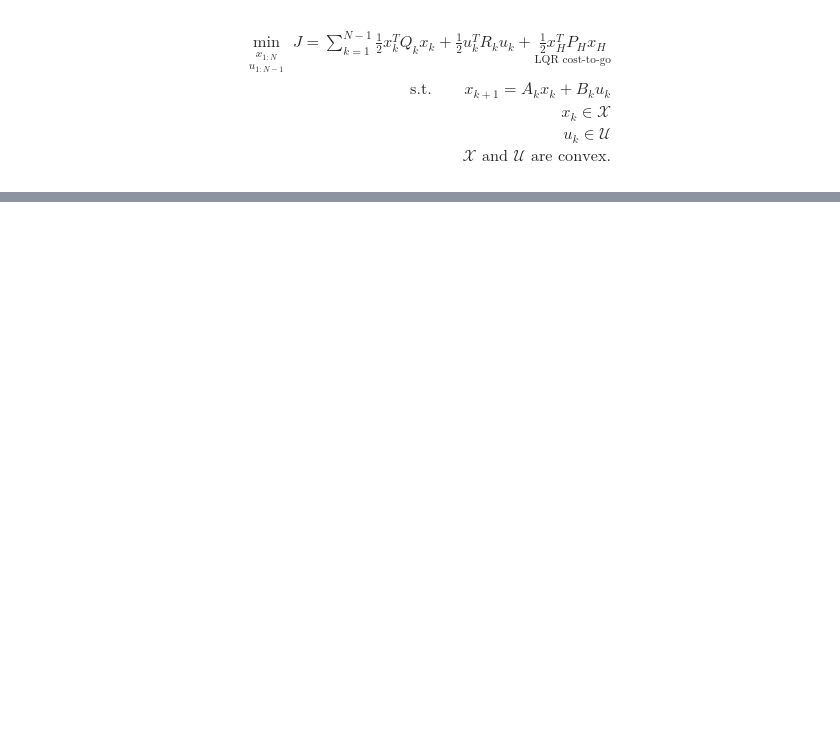
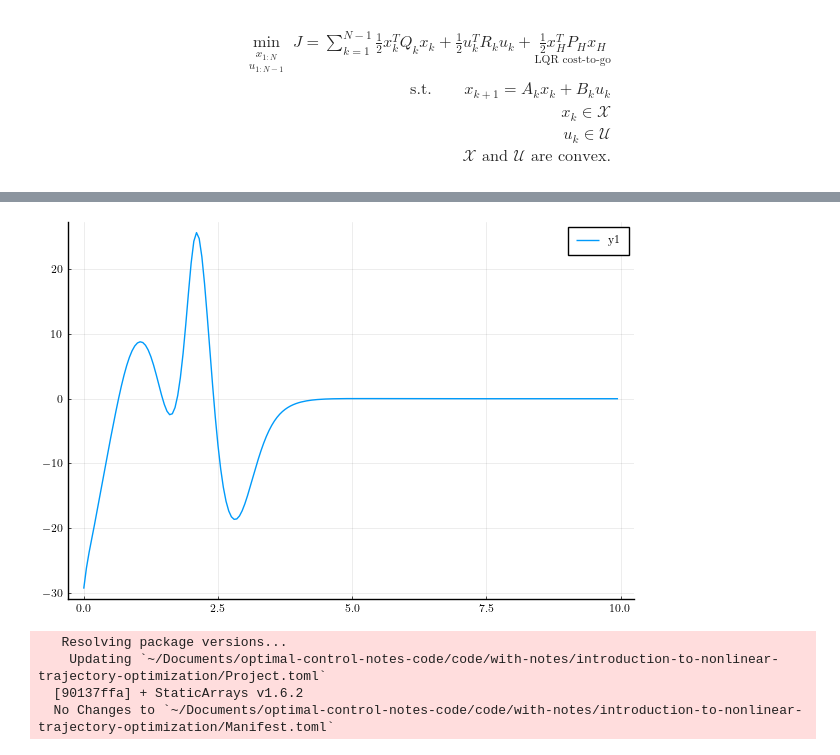
Before and after one commit to cJamesSmith/optimal-control-notes-code, a Jupyter notebook: code/with-notes/introduction-to-nonlinear-trajectory-optimization/acrobot-ilqr.ipynb, the cells around one changed output, grey strips where cells are left out. Saved outputs shown, nothing was run; the diff lists cells and outputs as text; code cells hidden in the pictures; blank space fills up the shorter version.

```diff
--- a/code/with-notes/introduction-to-nonlinear-trajectory-optimization/acrobot-ilqr.ipynb
+++ b/code/with-notes/introduction-to-nonlinear-trajectory-optimization/acrobot-ilqr.ipynb
@@ -165,0 +215,11 @@ end;
+# %%
+plot(thist[1:Nt-1], utraj)
+# %% [output]
+[figure, added]
+# %%
+Pkg.add("StaticArrays")
+# %% [output]
+   Resolving package versions...
+    Updating `~/Documents/optimal-control-notes-code/code/with-notes/introduction-to-nonlinear-trajectory-optimization/Project.toml`
+  [90137ffa] + StaticArrays v1.6.2
+  No Changes to `~/Documents/optimal-control-notes-code/code/with-notes/introduction-to-nonlinear-trajectory-optimization/Manifest.toml`
```
Also changed, not shown: parts of 11 cells of this notebook, 3 other files.
